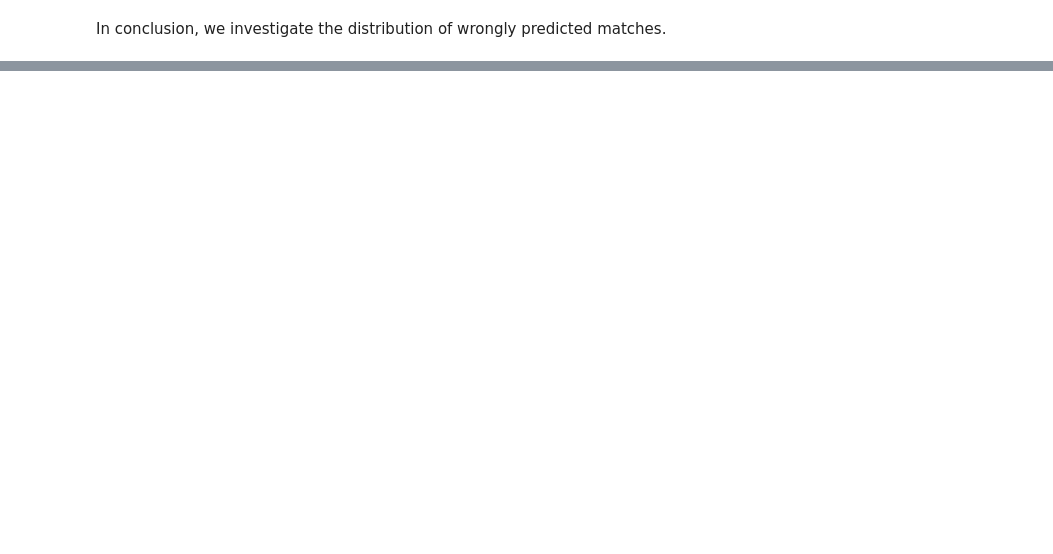
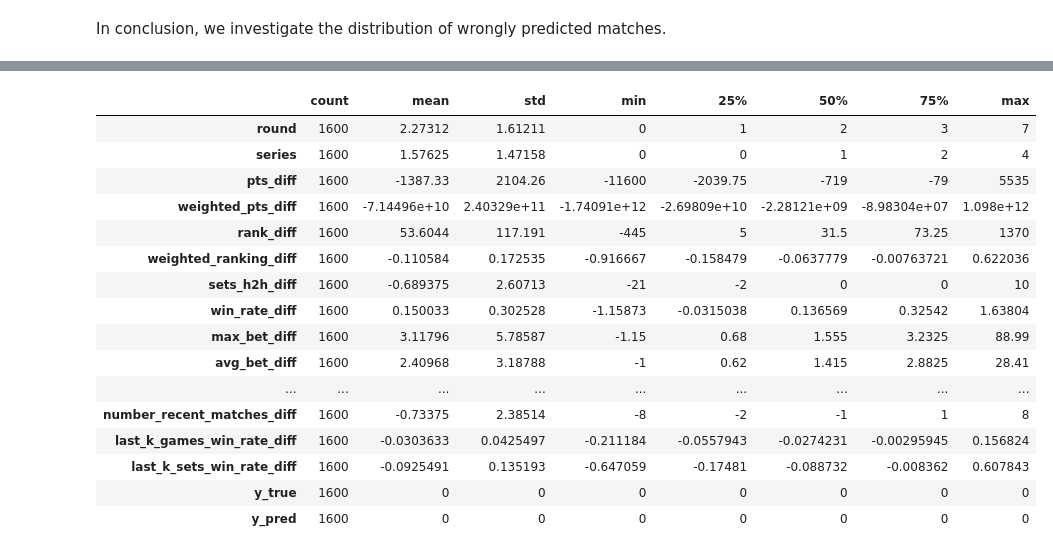
Before and after one commit to Chett0/tennis-match-predictor, a Jupyter notebook: notebooks/random_forest.ipynb, the cells around one changed output, grey strips where cells are left out. Drawn from its saved outputs; the diff is of its cells as text; code cells hidden in the pictures; blank space fills up the shorter version.

```diff
--- a/notebooks/random_forest.ipynb
+++ b/notebooks/random_forest.ipynb
@@ -374,0 +340,27 @@ For example, in order of feature importance, we get as median values:
+# %%
+correct = X_test_transformed[~wrong].copy()
+correct["y_true"] = np.asarray(y_test)[~wrong]
+correct["y_pred"] = np.asarray(y_pred)[~wrong]
+
+player2_wins_right_pred = correct[(correct.y_true == 0) & (correct.y_pred == 0)] # player_2 actually won
+player1_wins_right_pred = correct[(correct.y_true == 1) & (correct.y_pred == 1)] # player_1 actually won
+
+player2_wins_right_pred.describe().transpose()
+# %% [output]
+|  | count | mean | std | min | 25% | 50% | 75% | max |
+| round | 1600 | 2.27312 | 1.61211 | 0 | 1 | 2 | 3 | 7 |
+| series | 1600 | 1.57625 | 1.47158 | 0 | 0 | 1 | 2 | 4 |
+| pts_diff | 1600 | -1387.33 | 2104.26 | -11600 | -2039.75 | -719 | -79 | 5535 |
+| weighted_pts_diff | 1600 | -7.14496e+10 | 2.40329e+11 | -1.74091e+12 | -2.69809e+10 | -2.28121e+09 | -8.98304e+07 | 1.098e+12 |
+| rank_diff | 1600 | 53.6044 | 117.191 | -445 | 5 | 31.5 | 73.25 | 1370 |
+| weighted_ranking_diff | 1600 | -0.110584 | 0.172535 | -0.916667 | -0.158479 | -0.0637779 | -0.00763721 | 0.622036 |
+| sets_h2h_diff | 1600 | -0.689375 | 2.60713 | -21 | -2 | 0 | 0 | 10 |
+| win_rate_diff | 1600 | 0.150033 | 0.302528 | -1.15873 | -0.0315038 | 0.136569 | 0.32542 | 1.63804 |
+| max_bet_diff | 1600 | 3.11796 | 5.78587 | -1.15 | 0.68 | 1.555 | 3.2325 | 88.99 |
+| avg_bet_diff | 1600 | 2.40968 | 3.18788 | -1 | 0.62 | 1.415 | 2.8825 | 28.41 |
+| ... | ... | ... | ... | ... | ... | ... | ... | ... |
+| number_recent_matches_diff | 1600 | -0.73375 | 2.38514 | -8 | -2 | -1 | 1 | 8 |
+| last_k_games_win_rate_diff | 1600 | -0.0303633 | 0.0425497 | -0.211184 | -0.0557943 | -0.0274231 | -0.00295945 | 0.156824 |
+| last_k_sets_win_rate_diff | 1600 | -0.0925491 | 0.135193 | -0.647059 | -0.17481 | -0.088732 | -0.008362 | 0.607843 |
+| y_true | 1600 | 0 | 0 | 0 | 0 | 0 | 0 | 0 |
+| y_pred | 1600 | 0 | 0 | 0 | 0 | 0 | 0 | 0 |
```
Also changed, not shown: parts of 6 cells of this notebook, 2 other files.
